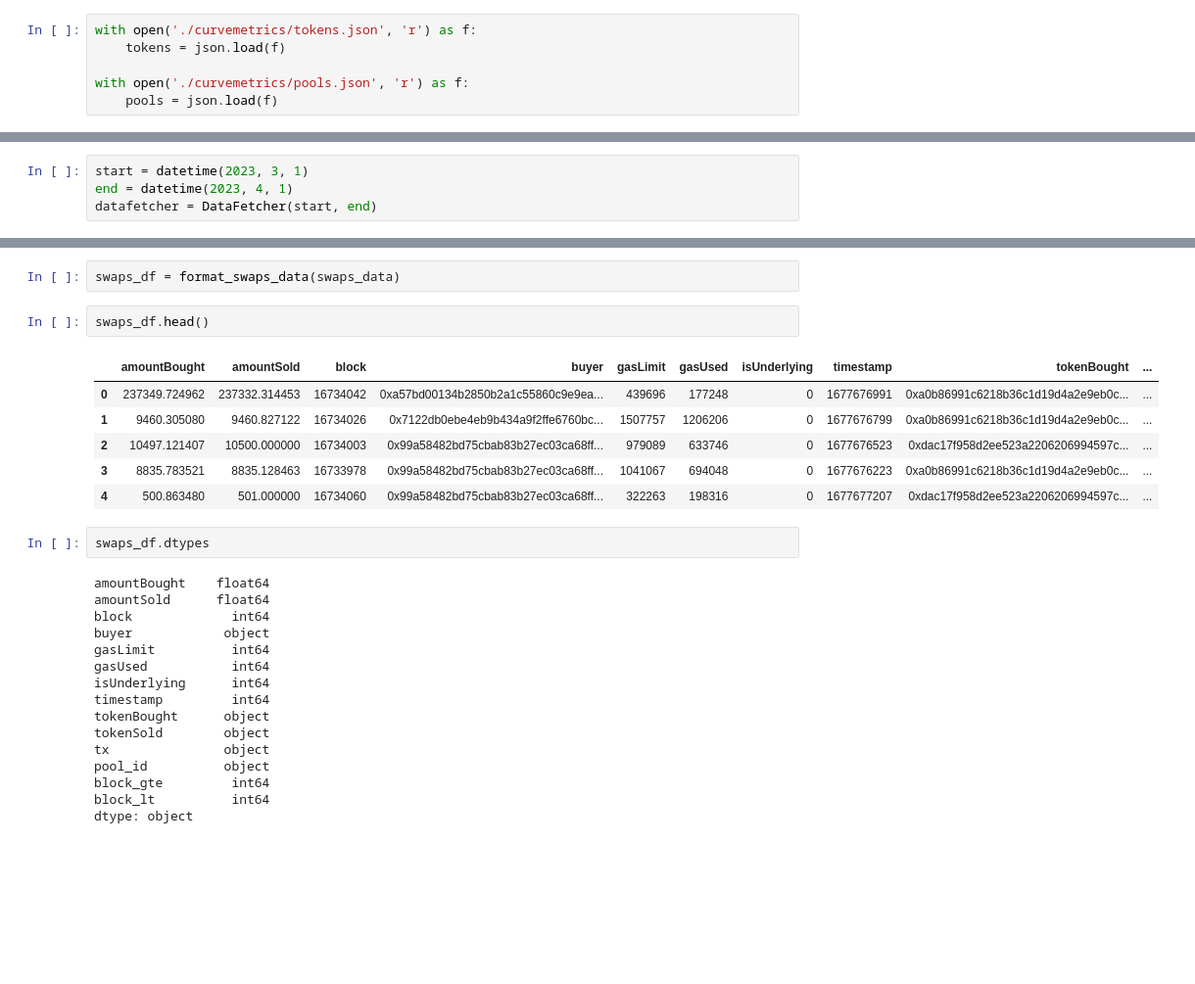
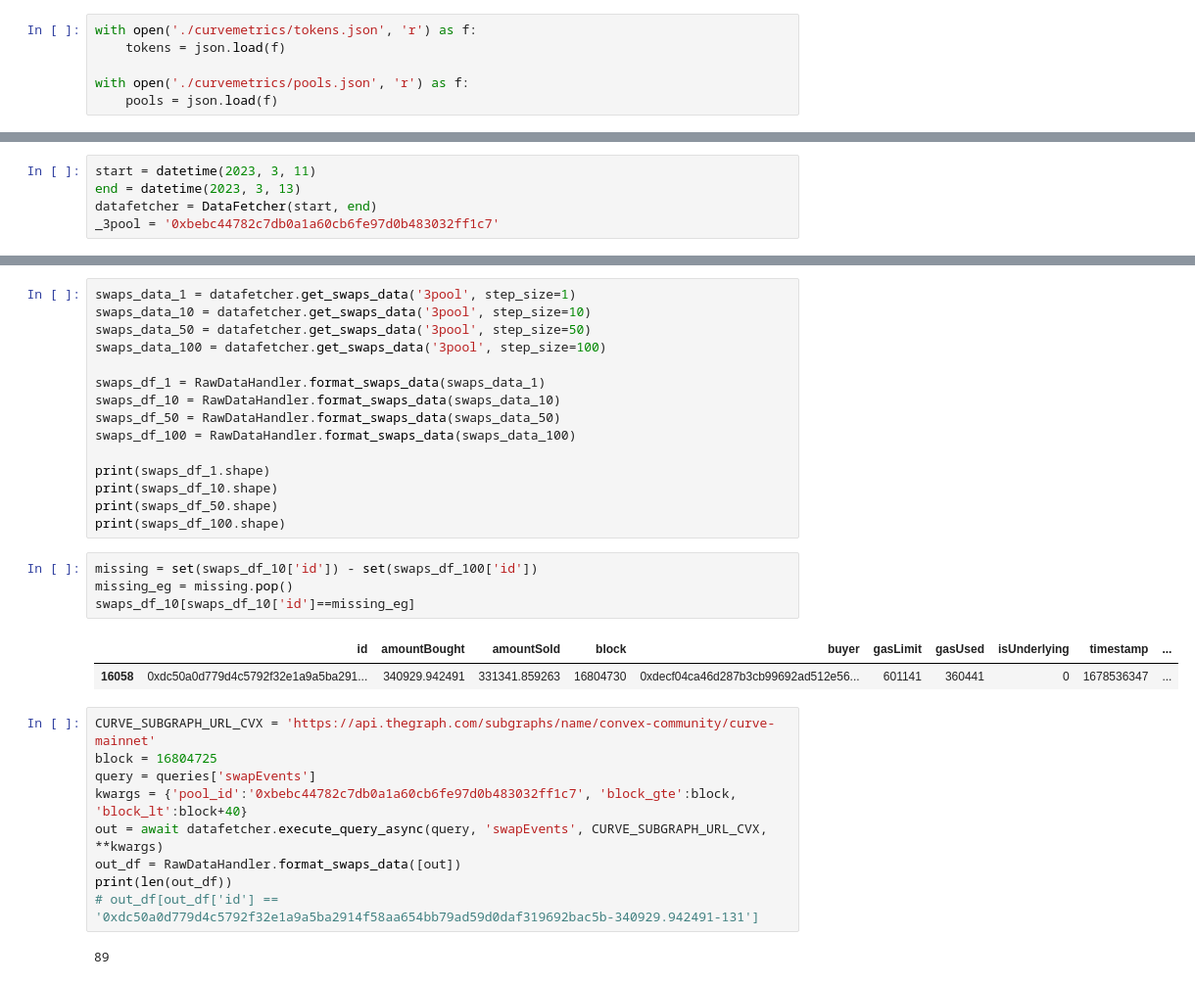
Before and after one commit to xenophonlabs/curve-lp-metrics, a Jupyter notebook: explore.ipynb, the cells around one changed output, grey strips where cells are left out. Shown: that part at 98% size. Saved outputs shown, nothing was run; the diff lists cells and outputs as text; blank space fills up the shorter version.

```diff
--- a/explore.ipynb
+++ b/explore.ipynb
@@ -21,4 +43,5 @@ with open('./curvemetrics/pools.json', 'r') as f:
 # %%
-start = datetime(2023, 3, 1)
-end = datetime(2023, 4, 1)
+start = datetime(2023, 3, 11)
+end = datetime(2023, 3, 13)
 datafetcher = DataFetcher(start, end)
+_3pool = '0xbebc44782c7db0a1a60cb6fe97d0b483032ff1c7'
@@ -90,29 +48,33 @@ dtype: object
-# %%
-swaps_df = format_swaps_data(swaps_data)
-# %%
-swaps_df.head()
-# %% [output]
-|  | amountBought | amountSold | block | buyer | gasLimit | gasUsed | isUnderlying | timestamp | tokenBought | ... |
-| 0 | 237349.724962 | 237332.314453 | 16734042 | 0xa57bd00134b2850b2a1c55860c9e9ea... | 439696 | 177248 | 0 | 1677676991 | 0xa0b86991c6218b36c1d19d4a2e9eb0c... | ... |
-| 1 | 9460.305080 | 9460.827122 | 16734026 | 0x7122db0ebe4eb9b434a9f2ffe6760bc... | 1507757 | 1206206 | 0 | 1677676799 | 0xa0b86991c6218b36c1d19d4a2e9eb0c... | ... |
-| 2 | 10497.121407 | 10500.000000 | 16734003 | 0x99a58482bd75cbab83b27ec03ca68ff... | 979089 | 633746 | 0 | 1677676523 | 0xdac17f958d2ee523a2206206994597c... | ... |
-| 3 | 8835.783521 | 8835.128463 | 16733978 | 0x99a58482bd75cbab83b27ec03ca68ff... | 1041067 | 694048 | 0 | 1677676223 | 0xa0b86991c6218b36c1d19d4a2e9eb0c... | ... |
-| 4 | 500.863480 | 501.000000 | 16734060 | 0x99a58482bd75cbab83b27ec03ca68ff... | 322263 | 198316 | 0 | 1677677207 | 0xdac17f958d2ee523a2206206994597c... | ... |
-# %%
-swaps_df.dtypes
-# %% [output]
-amountBought    float64
-amountSold      float64
-block             int64
-buyer            object
-gasLimit          int64
-gasUsed           int64
-isUnderlying      int64
-timestamp         int64
-tokenBought      object
-tokenSold        object
-tx               object
-pool_id          object
-block_gte         int64
-block_lt          int64
-dtype: object
+# %%
+swaps_data_1 = datafetcher.get_swaps_data('3pool', step_size=1)
+swaps_data_10 = datafetcher.get_swaps_data('3pool', step_size=10)
+swaps_data_50 = datafetcher.get_swaps_data('3pool', step_size=50)
+swaps_data_100 = datafetcher.get_swaps_data('3pool', step_size=100)
+
+swaps_df_1 = RawDataHandler.format_swaps_data(swaps_data_1)
+swaps_df_10 = RawDataHandler.format_swaps_data(swaps_data_10)
+swaps_df_50 = RawDataHandler.format_swaps_data(swaps_data_50)
+swaps_df_100 = RawDataHandler.format_swaps_data(swaps_data_100)
+
+print(swaps_df_1.shape)
+print(swaps_df_10.shape)
+print(swaps_df_50.shape)
+print(swaps_df_100.shape)
+# %%
+missing = set(swaps_df_10['id']) - set(swaps_df_100['id'])
+missing_eg = missing.pop()
+swaps_df_10[swaps_df_10['id']==missing_eg]
+# %% [output]
+|  | id | amountBought | amountSold | block | buyer | gasLimit | gasUsed | isUnderlying | timestamp | ... |
+| 16058 | 0xdc50a0d779d4c5792f32e1a9a5ba291... | 340929.942491 | 331341.859263 | 16804730 | 0xdecf04ca46d287b3cb99692ad512e56... | 601141 | 360441 | 0 | 1678536347 | ... |
+# %%
+CURVE_SUBGRAPH_URL_CVX = 'https://api.thegraph.com/subgraphs/name/convex-community/curve-mainnet'
+block = 16804725
+query = queries['swapEvents']
+kwargs = {'pool_id':'0xbebc44782c7db0a1a60cb6fe97d0b483032ff1c7', 'block_gte':block, 'block_lt':block+40}
+out = await datafetcher.execute_query_async(query, 'swapEvents', CURVE_SUBGRAPH_URL_CVX, **kwargs)
+out_df = RawDataHandler.format_swaps_data([out])
+print(len(out_df))
+# out_df[out_df['id'] == '0xdc50a0d779d4c5792f32e1a9a5ba2914f58aa654bb79ad59d0daf319692bac5b-340929.942491-131']
+# %% [output]
+89
```
Also changed, not shown: parts of 15 cells of this notebook, 9 other files.
